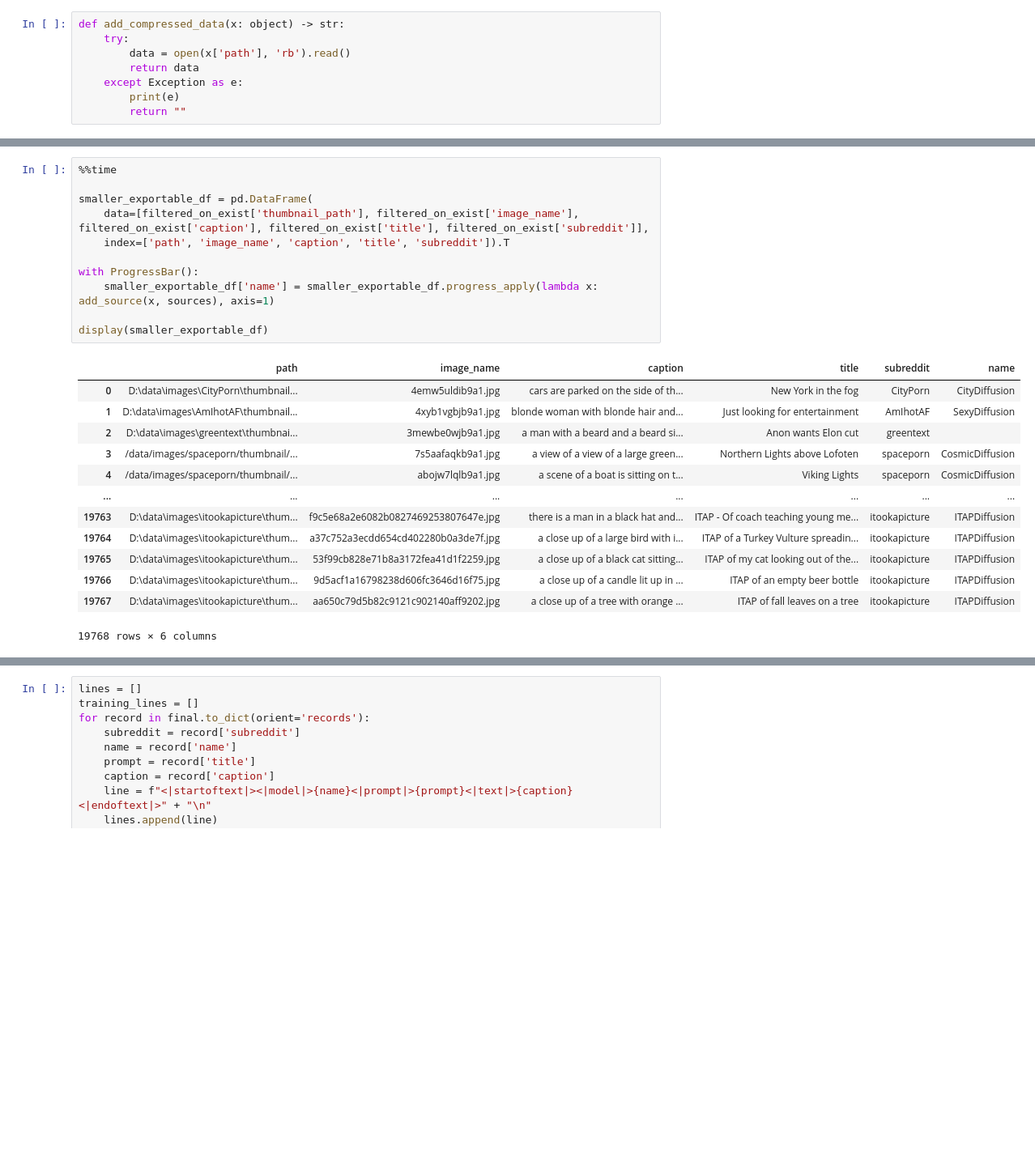
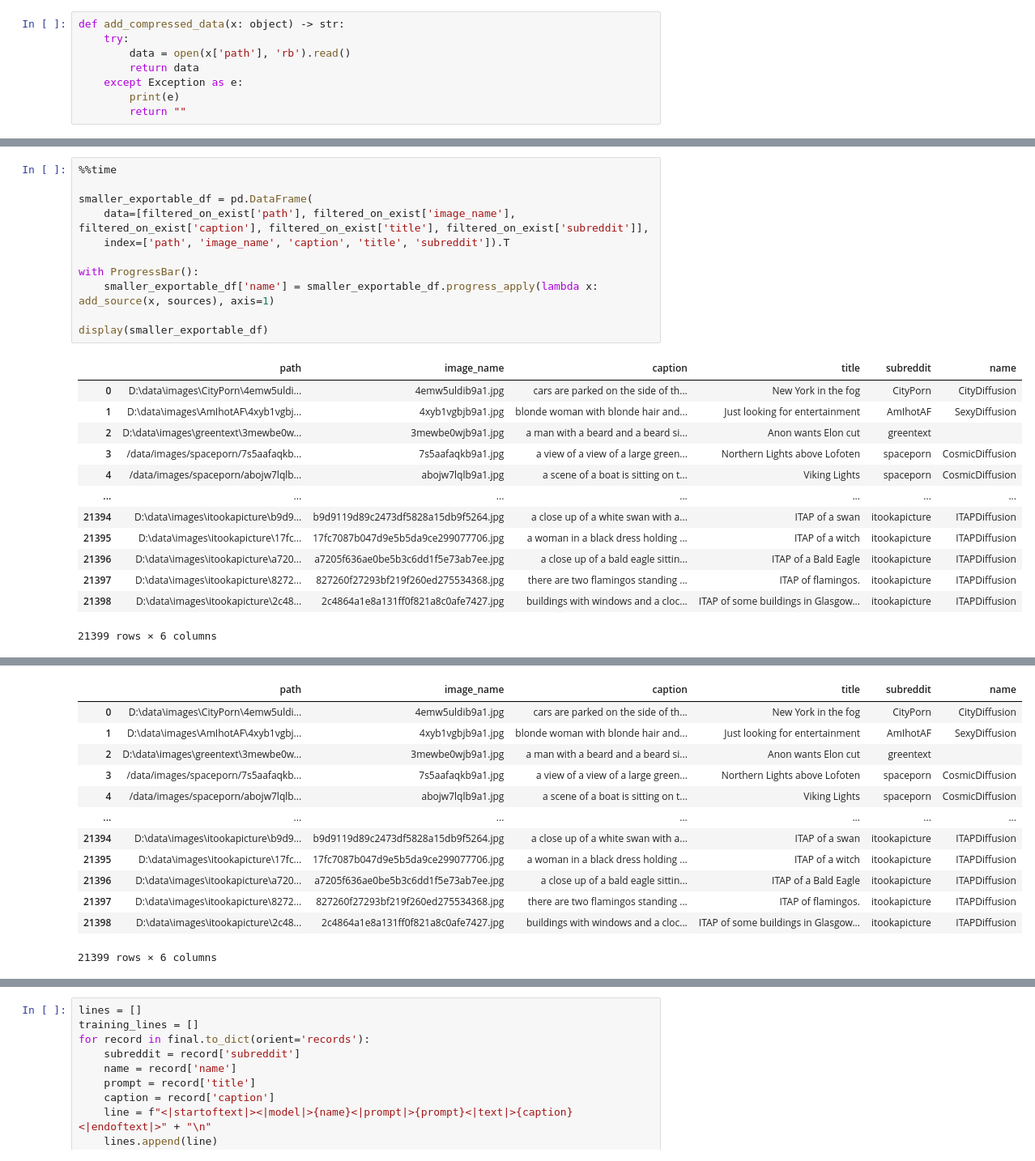
Before and after one commit to AJStangl/research-things, a Jupyter notebook: notebooks/image-processing/3-create-training-data.ipynb, the cells around one changed output, grey strips where cells are left out. Shown at 81% size. Cells and saved outputs as stored; diff of their text form; blank space fills up the shorter version.

```diff
--- a/notebooks/image-processing/3-create-training-data.ipynb
+++ b/notebooks/image-processing/3-create-training-data.ipynb
@@ -131,25 +175,25 @@ Wall time: 53 ms
 # %%
 %%time
 
 smaller_exportable_df = pd.DataFrame(
-	data=[filtered_on_exist['thumbnail_path'], filtered_on_exist['image_name'], filtered_on_exist['caption'], filtered_on_exist['title'], filtered_on_exist['subreddit']],
+	data=[filtered_on_exist['path'], filtered_on_exist['image_name'], filtered_on_exist['caption'], filtered_on_exist['title'], filtered_on_exist['subreddit']],
 	index=['path', 'image_name', 'caption', 'title', 'subreddit']).T
 
 with ProgressBar():
 	smaller_exportable_df['name'] = smaller_exportable_df.progress_apply(lambda x: add_source(x, sources), axis=1)
 
 display(smaller_exportable_df)
 # %% [output]
 |  | path | image_name | caption | title | subreddit | name |
-| 0 | D:\data\images\CityPorn\thumbnail... | 4emw5uldib9a1.jpg | cars are parked on the side of th... | New York in the fog | CityPorn | CityDiffusion |
-| 1 | D:\data\images\AmIhotAF\thumbnail... | 4xyb1vgbjb9a1.jpg | blonde woman with blonde hair and... | Just looking for entertainment | AmIhotAF | SexyDiffusion |
-| 2 | D:\data\images\greentext\thumbnai... | 3mewbe0wjb9a1.jpg | a man with a beard and a beard si... | Anon wants Elon cut | greentext |  |
-| 3 | /data/images/spaceporn/thumbnail/... | 7s5aafaqkb9a1.jpg | a view of a view of a large green... | Northern Lights above Lofoten | spaceporn | CosmicDiffusion |
-| 4 | /data/images/spaceporn/thumbnail/... | abojw7lqlb9a1.jpg | a scene of a boat is sitting on t... | Viking Lights | spaceporn | CosmicDiffusion |
+| 0 | D:\data\images\CityPorn\4emw5uldi... | 4emw5uldib9a1.jpg | cars are parked on the side of th... | New York in the fog | CityPorn | CityDiffusion |
+| 1 | D:\data\images\AmIhotAF\4xyb1vgbj... | 4xyb1vgbjb9a1.jpg | blonde woman with blonde hair and... | Just looking for entertainment | AmIhotAF | SexyDiffusion |
+| 2 | D:\data\images\greentext\3mewbe0w... | 3mewbe0wjb9a1.jpg | a man with a beard and a beard si... | Anon wants Elon cut | greentext |  |
+| 3 | /data/images/spaceporn/7s5aafaqkb... | 7s5aafaqkb9a1.jpg | a view of a view of a large green... | Northern Lights above Lofoten | spaceporn | CosmicDiffusion |
+| 4 | /data/images/spaceporn/abojw7lqlb... | abojw7lqlb9a1.jpg | a scene of a boat is sitting on t... | Viking Lights | spaceporn | CosmicDiffusion |
 | ... | ... | ... | ... | ... | ... | ... |
-| 19763 | D:\data\images\itookapicture\thum... | f9c5e68a2e6082b0827469253807647e.jpg | there is a man in a black hat and... | ITAP - Of coach teaching young me... | itookapicture | ITAPDiffusion |
-| 19764 | D:\data\images\itookapicture\thum... | a37c752a3ecdd654cd402280b0a3de7f.jpg | a close up of a large bird with i... | ITAP of a Turkey Vulture spreadin... | itookapicture | ITAPDiffusion |
-| 19765 | D:\data\images\itookapicture\thum... | 53f99cb828e71b8a3172fea41d1f2259.jpg | a close up of a black cat sitting... | ITAP of my cat looking out of the... | itookapicture | ITAPDiffusion |
-| 19766 | D:\data\images\itookapicture\thum... | 9d5acf1a16798238d606fc3646d16f75.jpg | a close up of a candle lit up in ... | ITAP of an empty beer bottle | itookapicture | ITAPDiffusion |
-| 19767 | D:\data\images\itookapicture\thum... | aa650c79d5b82c9121c902140aff9202.jpg | a close up of a tree with orange ... | ITAP of fall leaves on a tree | itookapicture | ITAPDiffusion |
+| 21394 | D:\data\images\itookapicture\b9d9... | b9d9119d89c2473df5828a15db9f5264.jpg | a close up of a white swan with a... | ITAP of a swan | itookapicture | ITAPDiffusion |
+| 21395 | D:\data\images\itookapicture\17fc... | 17fc7087b047d9e5b5da9ce299077706.jpg | a woman in a black dress holding ... | ITAP of a witch | itookapicture | ITAPDiffusion |
+| 21396 | D:\data\images\itookapicture\a720... | a7205f636ae0be5b3c6dd1f5e73ab7ee.jpg | a close up of a bald eagle sittin... | ITAP of a Bald Eagle | itookapicture | ITAPDiffusion |
+| 21397 | D:\data\images\itookapicture\8272... | 827260f27293bf219f260ed275534368.jpg | there are two flamingos standing ... | ITAP of flamingos. | itookapicture | ITAPDiffusion |
+| 21398 | D:\data\images\itookapicture\2c48... | 2c4864a1e8a131ff0f821a8c0afe7427.jpg | buildings with windows and a cloc... | ITAP of some buildings in Glasgow... | itookapicture | ITAPDiffusion |
-19768 rows × 6 columns
+21399 rows × 6 columns
@@ -157,0 +202,13 @@ Wall time: 12.3 s
+|  | path | image_name | caption | title | subreddit | name |
+| 0 | D:\data\images\CityPorn\4emw5uldi... | 4emw5uldib9a1.jpg | cars are parked on the side of th... | New York in the fog | CityPorn | CityDiffusion |
+| 1 | D:\data\images\AmIhotAF\4xyb1vgbj... | 4xyb1vgbjb9a1.jpg | blonde woman with blonde hair and... | Just looking for entertainment | AmIhotAF | SexyDiffusion |
+| 2 | D:\data\images\greentext\3mewbe0w... | 3mewbe0wjb9a1.jpg | a man with a beard and a beard si... | Anon wants Elon cut | greentext |  |
+| 3 | /data/images/spaceporn/7s5aafaqkb... | 7s5aafaqkb9a1.jpg | a view of a view of a large green... | Northern Lights above Lofoten | spaceporn | CosmicDiffusion |
+| 4 | /data/images/spaceporn/abojw7lqlb... | abojw7lqlb9a1.jpg | a scene of a boat is sitting on t... | Viking Lights | spaceporn | CosmicDiffusion |
+| ... | ... | ... | ... | ... | ... | ... |
+| 21394 | D:\data\images\itookapicture\b9d9... | b9d9119d89c2473df5828a15db9f5264.jpg | a close up of a white swan with a... | ITAP of a swan | itookapicture | ITAPDiffusion |
+| 21395 | D:\data\images\itookapicture\17fc... | 17fc7087b047d9e5b5da9ce299077706.jpg | a woman in a black dress holding ... | ITAP of a witch | itookapicture | ITAPDiffusion |
+| 21396 | D:\data\images\itookapicture\a720... | a7205f636ae0be5b3c6dd1f5e73ab7ee.jpg | a close up of a bald eagle sittin... | ITAP of a Bald Eagle | itookapicture | ITAPDiffusion |
+| 21397 | D:\data\images\itookapicture\8272... | 827260f27293bf219f260ed275534368.jpg | there are two flamingos standing ... | ITAP of flamingos. | itookapicture | ITAPDiffusion |
+| 21398 | D:\data\images\itookapicture\2c48... | 2c4864a1e8a131ff0f821a8c0afe7427.jpg | buildings with windows and a cloc... | ITAP of some buildings in Glasgow... | itookapicture | ITAPDiffusion |
+21399 rows × 6 columns
```
Also changed, not shown: parts of 9 cells of this notebook, 5 other files.
